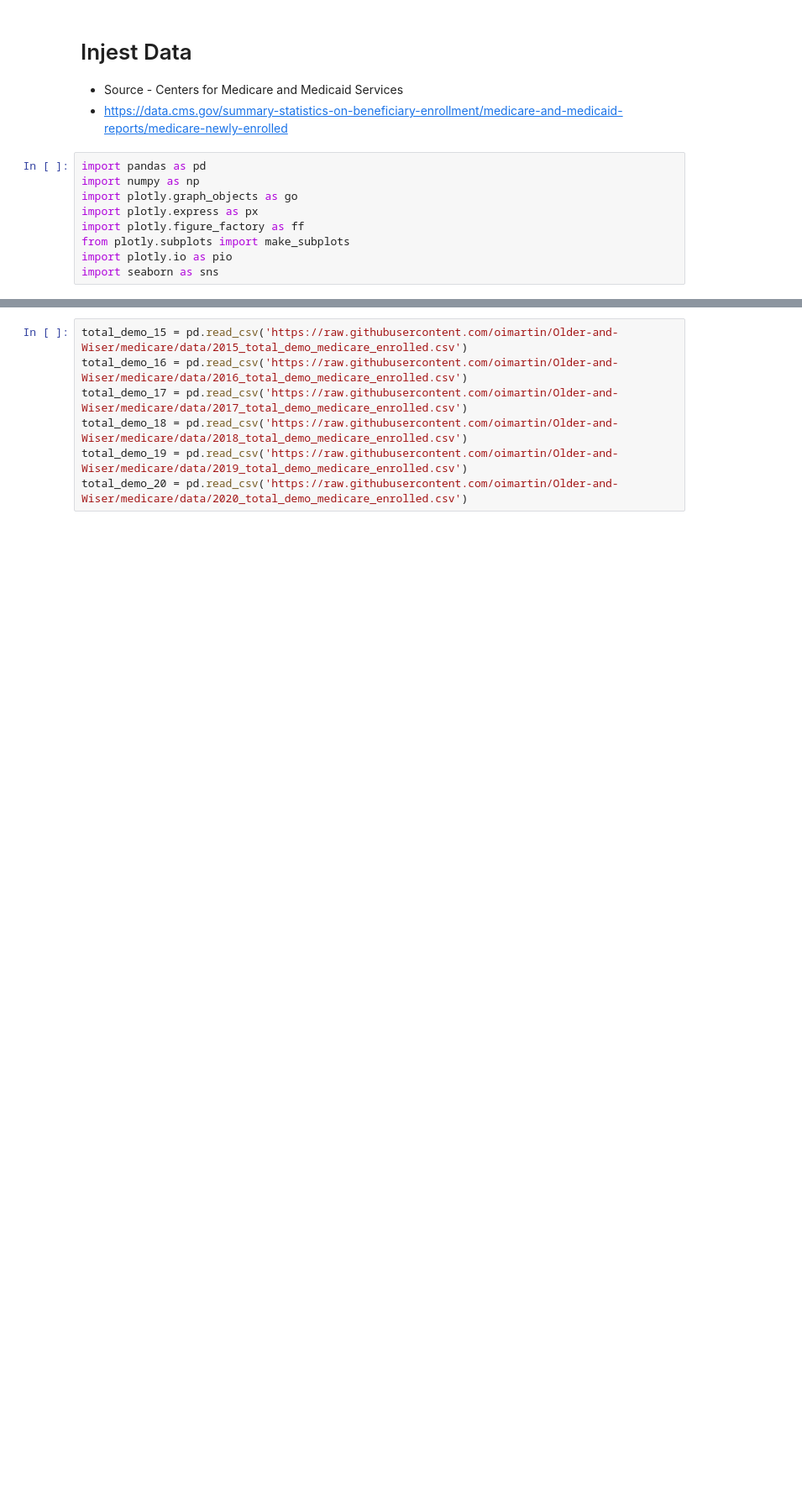
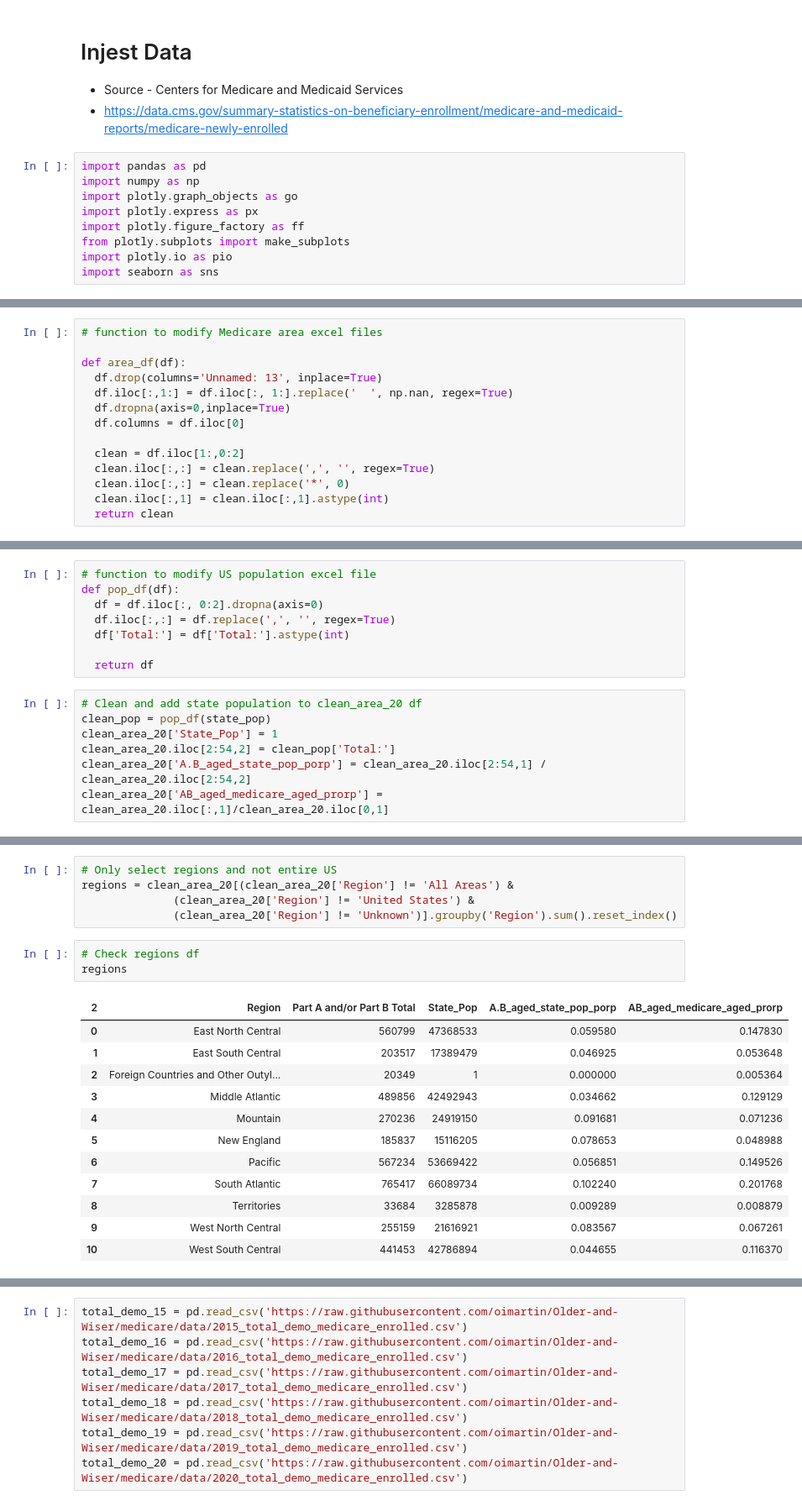
Before and after one commit to oimartin/Older-and-Wiser, a Jupyter notebook: Untitled0.ipynb, the cells around one changed output, grey strips where cells are left out. Shown at 84% size. Drawn from its saved outputs; the diff is of its cells as text; blank space fills up the shorter version.

```diff
--- a/Untitled0.ipynb
+++ b/Untitled0.ipynb
@@ -15,0 +22,14 @@ import seaborn as sns
+# %%
+# function to modify Medicare area excel files
+
+def area_df(df):
+  df.drop(columns='Unnamed: 13', inplace=True)
+  df.iloc[:,1:] = df.iloc[:, 1:].replace('  ', np.nan, regex=True)
+  df.dropna(axis=0,inplace=True)
+  df.columns = df.iloc[0]
+
+  clean = df.iloc[1:,0:2]
+  clean.iloc[:,:] = clean.replace(',', '', regex=True)
+  clean.iloc[:,:] = clean.replace('*', 0)
+  clean.iloc[:,1] = clean.iloc[:,1].astype(int)
+  return clean
@@ -15,0 +42,15 @@ import seaborn as sns
+# %%
+# function to modify US population excel file
+def pop_df(df):
+  df = df.iloc[:, 0:2].dropna(axis=0)
+  df.iloc[:,:] = df.replace(',', '', regex=True)
+  df['Total:'] = df['Total:'].astype(int)
+
+  return df
+# %%
+# Clean and add state population to clean_area_20 df
+clean_pop = pop_df(state_pop)
+clean_area_20['State_Pop'] = 1
+clean_area_20.iloc[2:54,2] = clean_pop['Total:']
+clean_area_20['A.B_aged_state_pop_porp'] = clean_area_20.iloc[2:54,1] / clean_area_20.iloc[2:54,2]
+clean_area_20['AB_aged_medicare_aged_prorp'] = clean_area_20.iloc[:,1]/clean_area_20.iloc[0,1]
@@ -15,0 +99,21 @@ import seaborn as sns
+# %%
+# Only select regions and not entire US
+regions = clean_area_20[(clean_area_20['Region'] != 'All Areas') &
+              (clean_area_20['Region'] != 'United States') &
+              (clean_area_20['Region'] != 'Unknown')].groupby('Region').sum().reset_index()
+# %%
+# Check regions df
+regions
+# %% [output]
+| 2 | Region | Part A and/or Part B Total | State_Pop | A.B_aged_state_pop_porp | AB_aged_medicare_aged_prorp |
+| 0 | East North Central | 560799 | 47368533 | 0.059580 | 0.147830 |
+| 1 | East South Central | 203517 | 17389479 | 0.046925 | 0.053648 |
+| 2 | Foreign Countries and Other Outyl... | 20349 | 1 | 0.000000 | 0.005364 |
+| 3 | Middle Atlantic | 489856 | 42492943 | 0.034662 | 0.129129 |
+| 4 | Mountain | 270236 | 24919150 | 0.091681 | 0.071236 |
+| 5 | New England | 185837 | 15116205 | 0.078653 | 0.048988 |
+| 6 | Pacific | 567234 | 53669422 | 0.056851 | 0.149526 |
+| 7 | South Atlantic | 765417 | 66089734 | 0.102240 | 0.201768 |
+| 8 | Territories | 33684 | 3285878 | 0.009289 | 0.008879 |
+| 9 | West North Central | 255159 | 21616921 | 0.083567 | 0.067261 |
+| 10 | West South Central | 441453 | 42786894 | 0.044655 | 0.116370 |
```
Also changed, not shown: parts of 38 cells of this notebook.
